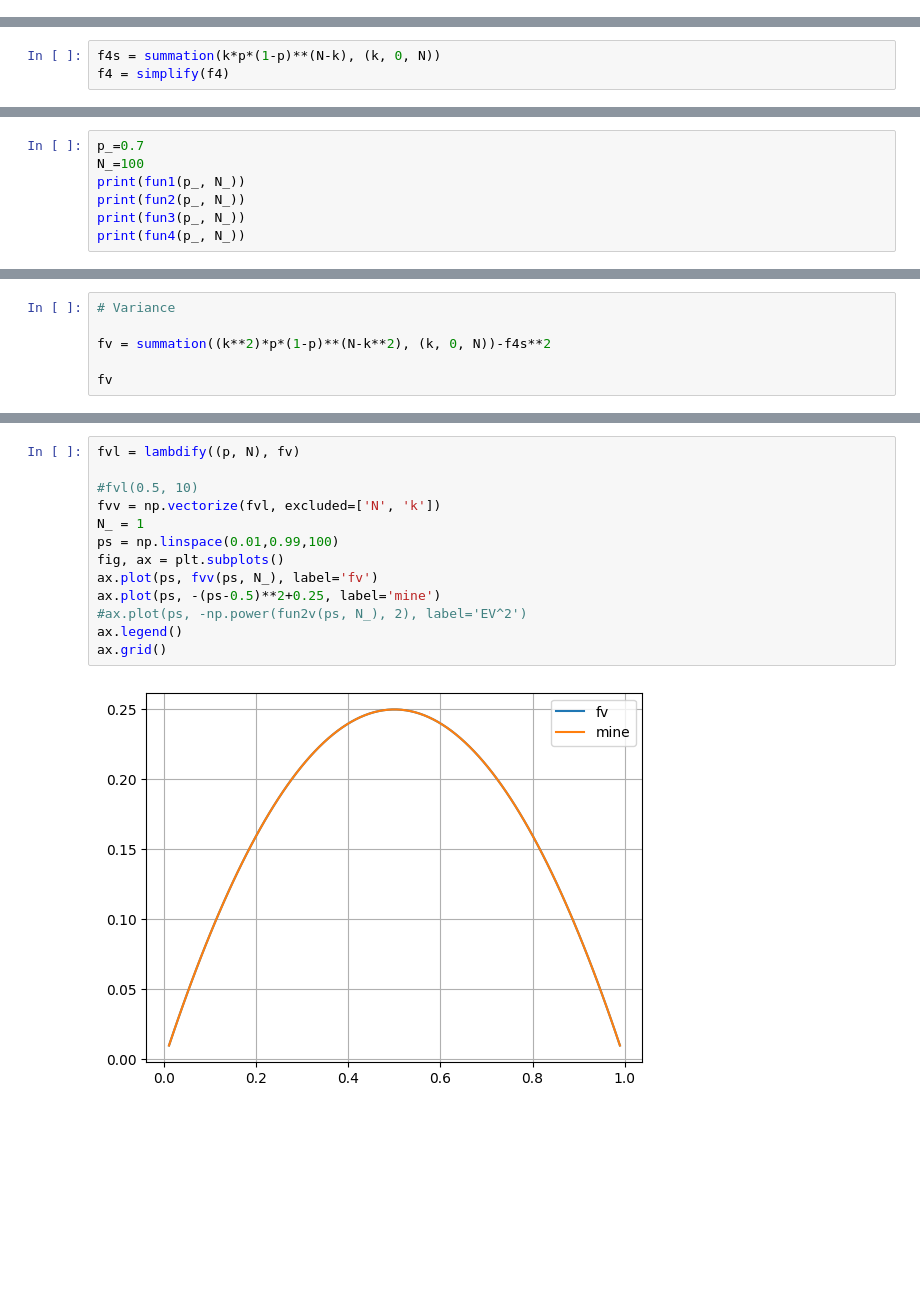
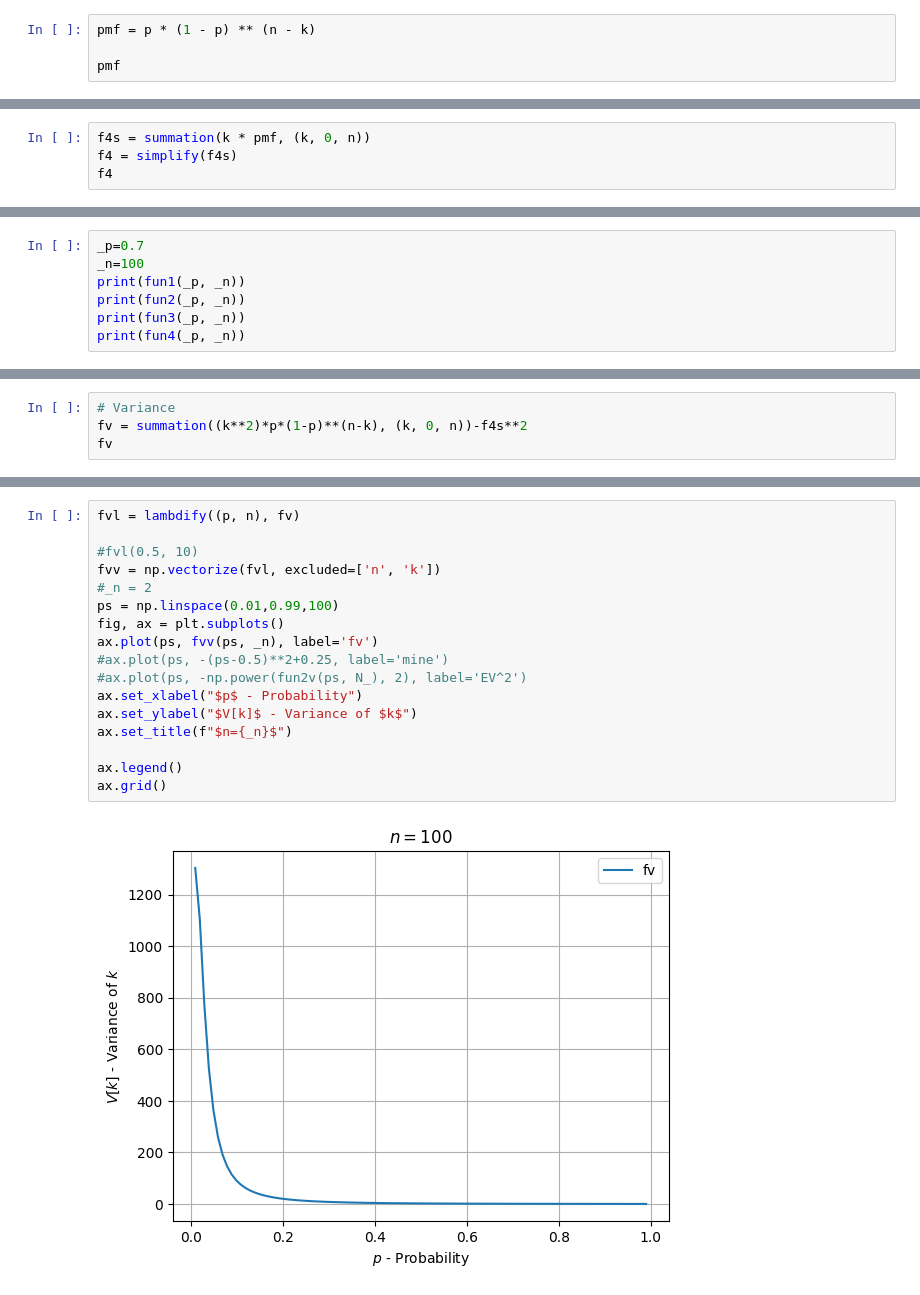
Before and after one commit to nunofachada/latas_probability, a Jupyter notebook: simplify.ipynb, the cells around one changed output, grey strips where cells are left out. Cells and saved outputs as stored; diff of their text form; blank space fills up the shorter version.

```diff
--- a/simplify.ipynb
+++ b/simplify.ipynb
@@ -7,3 +7,7 @@ import numpy as np
 #from sympy.plotting import plot
 
 p = Symbol('p', positive=True)
+# %%
+pmf = p * (1 - p) ** (n - k)
+
+pmf
@@ -29,3 +43,4 @@ f3 = N + ((1-p)**(N+1)-(1-p))/p
 # %%
-f4s = summation(k*p*(1-p)**(N-k), (k, 0, N))
-f4 = simplify(f4)
+f4s = summation(k * pmf, (k, 0, n))
+f4 = simplify(f4s)
+f4
@@ -42,10 +59,10 @@ fun4v = np.vectorize(fun4, excluded=['N'])
 # %%
-p_=0.7
-N_=100
-print(fun1(p_, N_))
-print(fun2(p_, N_))
-print(fun3(p_, N_))
-print(fun4(p_, N_))
+_p=0.7
+_n=100
+print(fun1(_p, _n))
+print(fun2(_p, _n))
+print(fun3(_p, _n))
+print(fun4(_p, _n))
 # %% [output]
 99.57142857142858
 99.57142857142856
@@ -67,7 +87,5 @@ ax.grid()
 # %%
 # Variance
-
-fv = summation((k**2)*p*(1-p)**(N-k**2), (k, 0, N))-f4s**2
-
+fv = summation((k**2)*p*(1-p)**(n-k), (k, 0, n))-f4s**2
 fv
 # %% [output]
@@ -79,15 +97,19 @@ $\displaystyle \sum_{k=0}^{N} k^{2} p \left(1 - p\right)^{N - k^{2}} - \frac{\le
 # %%
-fvl = lambdify((p, N), fv)
+fvl = lambdify((p, n), fv)
 
 #fvl(0.5, 10)
-fvv = np.vectorize(fvl, excluded=['N', 'k'])
-N_ = 1
+fvv = np.vectorize(fvl, excluded=['n', 'k'])
+#_n = 2
 ps = np.linspace(0.01,0.99,100)
 fig, ax = plt.subplots()
-ax.plot(ps, fvv(ps, N_), label='fv')
-ax.plot(ps, -(ps-0.5)**2+0.25, label='mine')
+ax.plot(ps, fvv(ps, _n), label='fv')
+#ax.plot(ps, -(ps-0.5)**2+0.25, label='mine')
 #ax.plot(ps, -np.power(fun2v(ps, N_), 2), label='EV^2')
+ax.set_xlabel("$p$ - Probability")
+ax.set_ylabel("$V[k]$ - Variance of $k$")
+ax.set_title(f"$n={_n}$")
+
 ax.legend()
 ax.grid()
 # %% [output]
-[figure, old version]
+[figure, new version]
```
Also changed, not shown: parts of 14 cells of this notebook, 3 other files.
